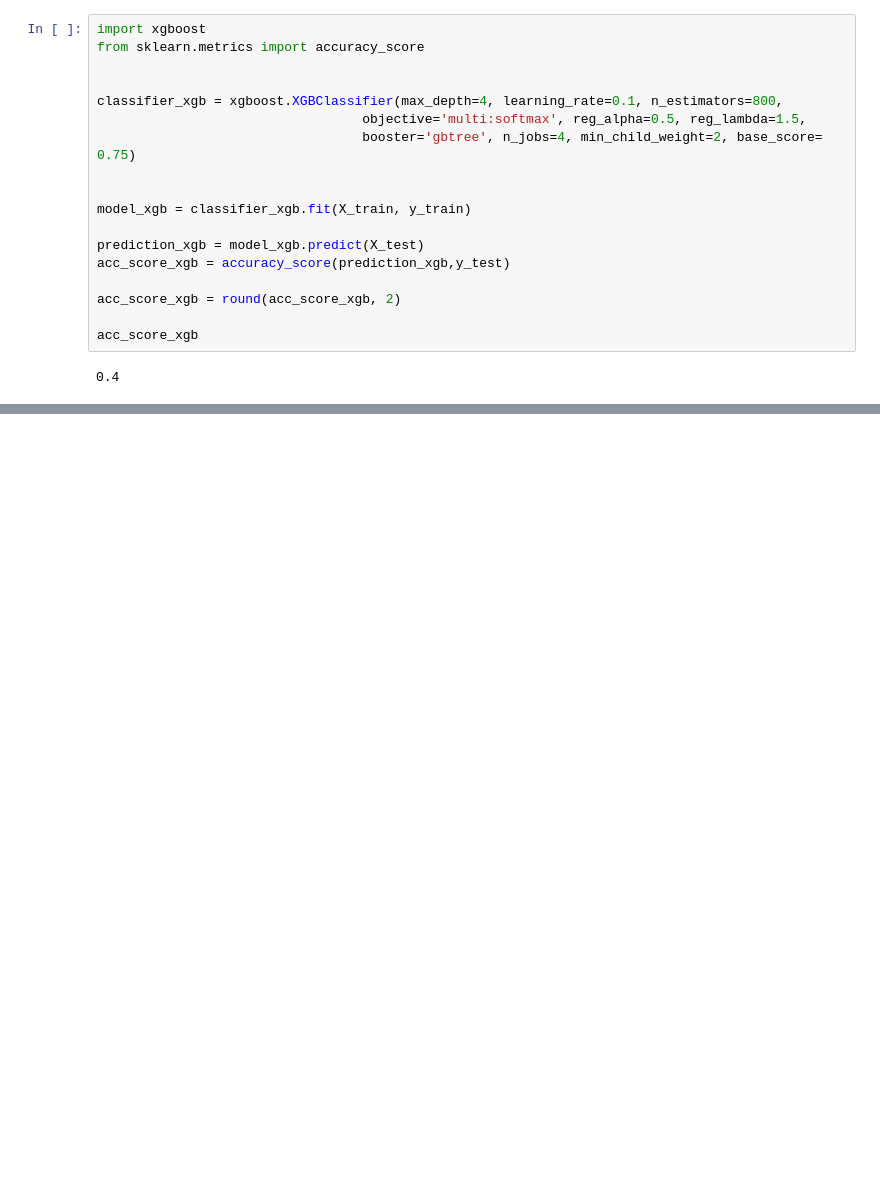
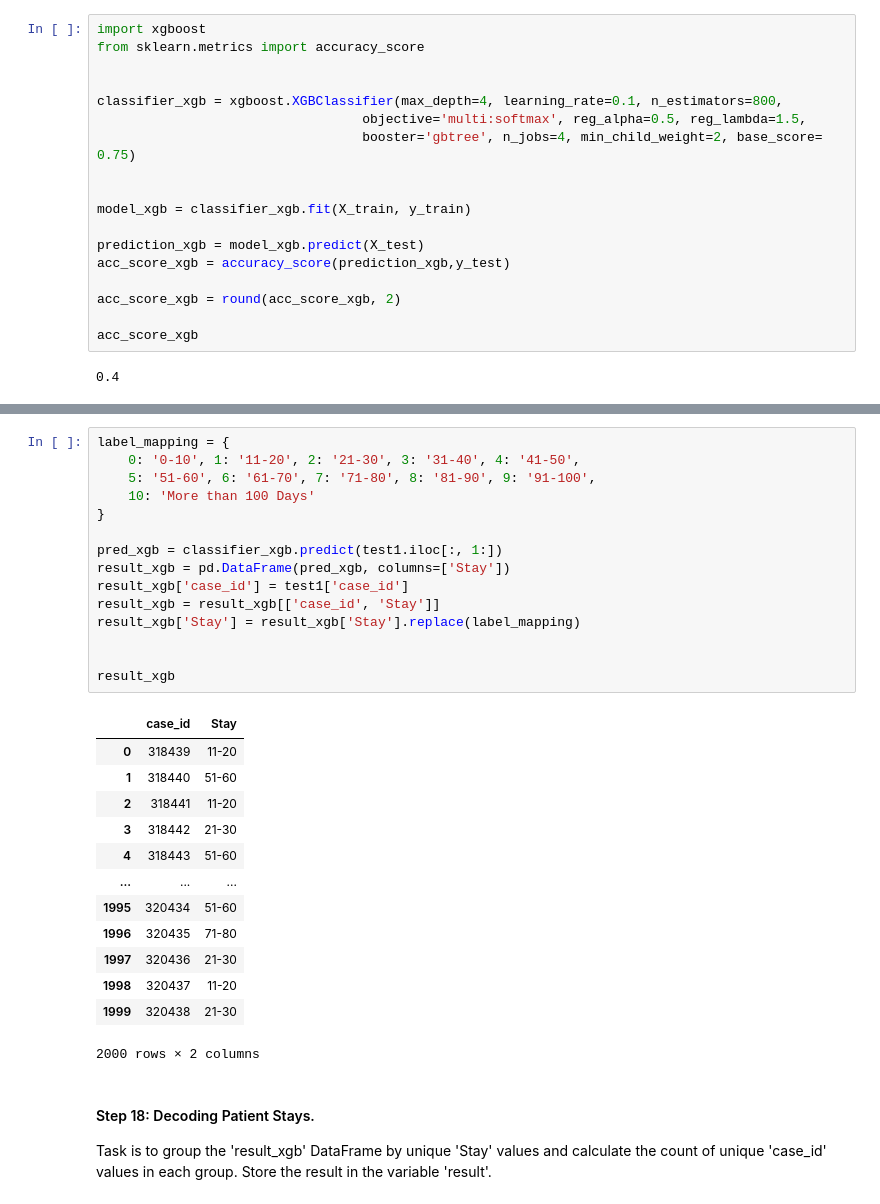
Before and after one commit to NandiSoham/Enhancing-Hospital-Efficiency-with-ML, a Jupyter notebook: notebook.ipynb, the cells around one changed output, grey strips where cells are left out. Drawn from its saved outputs; the diff is of its cells as text; blank space fills up the shorter version.

Commit message:
Performed final predictive model transformation

```diff
--- a/notebook.ipynb
+++ b/notebook.ipynb
@@ -501,0 +508,33 @@ acc_score_xgb
+# %%
+label_mapping = {
+    0: '0-10', 1: '11-20', 2: '21-30', 3: '31-40', 4: '41-50',
+    5: '51-60', 6: '61-70', 7: '71-80', 8: '81-90', 9: '91-100',
+    10: 'More than 100 Days'
+}
+
+pred_xgb = classifier_xgb.predict(test1.iloc[:, 1:])
+result_xgb = pd.DataFrame(pred_xgb, columns=['Stay'])
+result_xgb['case_id'] = test1['case_id']
+result_xgb = result_xgb[['case_id', 'Stay']]
+result_xgb['Stay'] = result_xgb['Stay'].replace(label_mapping)
+
+
+result_xgb
+# %% [output]
+|  | case_id | Stay |
+| 0 | 318439 | 11-20 |
+| 1 | 318440 | 51-60 |
+| 2 | 318441 | 11-20 |
+| 3 | 318442 | 21-30 |
+| 4 | 318443 | 51-60 |
+| ... | ... | ... |
+| 1995 | 320434 | 51-60 |
+| 1996 | 320435 | 71-80 |
+| 1997 | 320436 | 21-30 |
+| 1998 | 320437 | 11-20 |
+| 1999 | 320438 | 21-30 |
+2000 rows × 2 columns
+# %% [markdown]
+#### Step 18: Decoding Patient Stays.
+
+ Task is to group the 'result_xgb' DataFrame by unique 'Stay' values and calculate the count of unique 'case_id' values in each group. Store the result in the variable 'result'.
```
Also changed, not shown: parts of 2 cells of this notebook.
